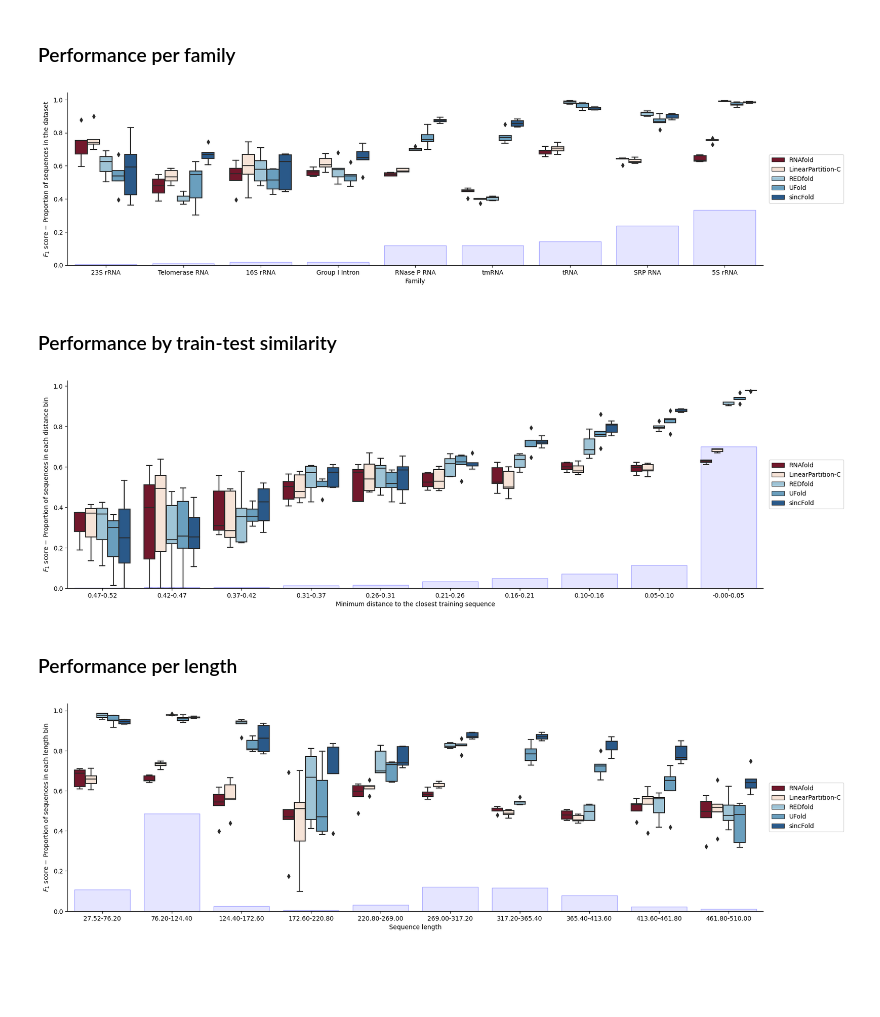
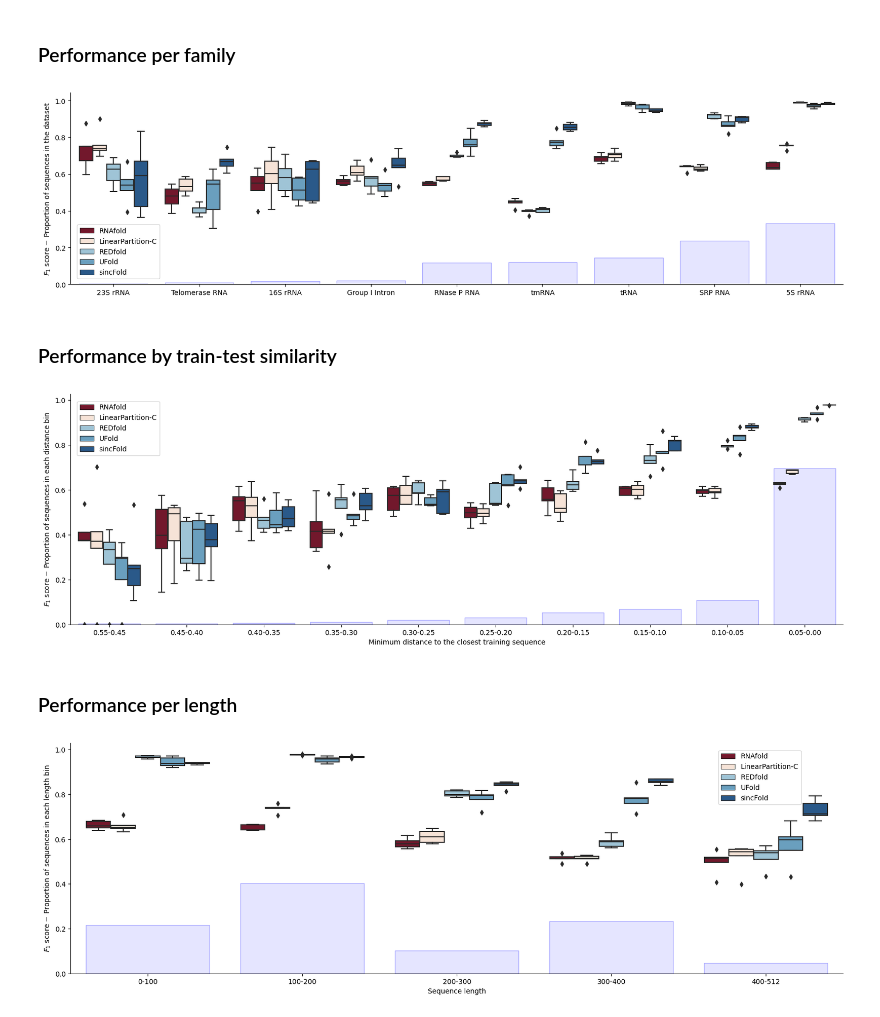
Before and after one commit to sinc-lab/sincFold, a Jupyter notebook: results/summary.ipynb, the cells around one changed output. Drawn from its saved outputs; the diff is of its cells as text; code cells hidden in the pictures; blank space fills up the shorter version.

Commit message:
update results plot

```diff
--- a/results/summary.ipynb
+++ b/results/summary.ipynb
@@ -205,70 +205,72 @@ dtype: float64
 methods = ['RNAfold', 'LinearPartition-C', 'REDfold', 'UFold', 'sincFold']
 summary = summary[summary.method.isin(methods)]
 
 summary["Family"] = summary.index.str.split("_").str[0]
 
 # Add complete family names
 summary["Family"] = summary["Family"].replace({"5s": "5S rRNA", "srp": "SRP RNA", "RNaseP": "RNase P RNA",
                                                "grp1": "Group I Intron", "16s": "16S rRNA", "23s": "23S rRNA",
                                                "telomerase": "Telomerase RNA"})
 
 fam_count = summary.groupby("Family").ref.count()
 fam_count /= fam_count.sum()
 fam_count.sort_values(ascending=True, inplace=True)
 
 # get average per fold per method and family
 summary_avg = summary.groupby(["fold_number", "method", "Family"]).F1.mean().reset_index()
 
 pal = palette[:1] + palette[7:8] + palette[8:9] + palette[10:11] + palette[-1:]
 
 plt.figure(figsize=(20, 5))
 bp = sns.barplot(x=fam_count.index, y=fam_count,
                  facecolor=(0.0,0.0,1.0,0.1), linewidth=1,
                  edgecolor=(0.0,0.0,1.0,0.3), zorder=-1)
 
 vp = sns.boxplot(data=summary_avg,  x="Family", y="F1", hue="method",
                  zorder=1, hue_order=methods, order=fam_count.index, palette=pal)
 vp.set_ylabel("$F_1$ score $-$ Proportion of sequences in the dataset");
-vp.legend(bbox_to_anchor=(1.12,.5), loc='right', ncol=1);
+vp.legend(bbox_to_anchor=(.12,.17), loc='right', ncol=1);
 
 vp.spines[['right', 'top']].set_visible(False);
+plt.xlabel("");
 # %% [output]
-[figure, old version]
+[figure, new version]
 # %% [markdown]
 ### Performance by train-test similarity
 # %%
 dist = splits[splits.partition=="test"].set_index("id")
 
 summary["min_train_dist"] = dist.loc[summary.index, "min_train_dist"]
-summary["dist_bin"] = pd.cut(summary["min_train_dist"], bins=10)
-summary['dist_bin'] = summary.dist_bin.apply(lambda x: f'{x.left:.2f}-{x.right:.2f}')
+summary["dist_bin"] = pd.cut(summary["min_train_dist"], include_lowest=True,  bins=[0, 0.05, 0.10, 0.15, 0.20, 0.25, 0.30, 0.35, 0.40, 0.45, 0.55])
+summary['dist_bin'] = summary.dist_bin.apply(lambda x: f'{x.right:.2f}-{x.left:.2f}' if x.right != 0.05 else f'{x.right:.2f}-{0:.2f}')
 
 dist_count = summary.groupby("dist_bin").ref.count()
 dist_count /= dist_count.sum()
-dist_count.sort_values(ascending=True, inplace=True)
+#dist_count.sort_values(ascending=True, inplace=True)
 
 # get average per fold per method and dist
 summary_avg = summary.groupby(["fold_number", "method", "dist_bin"]).F1.mean().reset_index()
 
 
 plt.figure(figsize=(20, 6))
+bins = ['0.55-0.45', '0.45-0.40', '0.40-0.35', '0.35-0.30', '0.30-0.25', '0.25-0.20', '0.20-0.15', '0.15-0.10', '0.10-0.05', '0.05-0.00']
 bp = sns.barplot(x=dist_count.index.to_numpy(), y=dist_count.values,
                  facecolor=(0.0,0.0,1.0,0.1), linewidth=1,
-                 edgecolor=(0.0,0.0,1.0,0.3), zorder=-1)
+                 edgecolor=(0.0,0.0,1.0,0.3), zorder=-1, order=bins)
 vp = sns.boxplot(data=summary_avg, x="dist_bin", y="F1", hue="method",
-                 zorder=1, hue_order=methods, order=dist_count.index, palette=pal)
+                 zorder=1, hue_order=methods, order=bins, palette=pal)
 vp.set_ylabel("$F_1$ score $-$ Proportion of sequences in each distance bin");
-vp.legend(bbox_to_anchor=(1.12,.5), loc='right', ncol=1);
+vp.legend(bbox_to_anchor=(0.12,.85), loc='right', ncol=1);
 plt.xlabel("Minimum distance to the closest training sequence");
 vp.spines[['right', 'top']].set_visible(False);
 # %% [output]
-[figure, old version]
+[figure, new version]
 # %% [markdown]
 ### Performance per length
 # %%
 summary["Length"] = dataset.loc[summary.index, "len"]
-summary["len_bin"] = pd.cut(summary["Length"], bins=10)
-summary['len_bin'] = summary.len_bin.apply(lambda x: f'{x.left:.2f}-{x.right:.2f}')
+summary["len_bin"] = pd.cut(summary["Length"], include_lowest=True,  bins=[0, 100, 200, 300, 400, 512])
+summary['len_bin'] = summary.len_bin.apply(lambda x: f'{int(x.left)}-{int(x.right)}')
 
 bin_count = summary.groupby("len_bin").ref.count()
 bin_count /= bin_count.sum()
@@ -282,8 +284,8 @@ bp = sns.barplot(x=bin_count.index, y=bin_count,
 vp = sns.boxplot(data=summary_avg, x="len_bin", y="F1", hue="method",
                  palette=pal, zorder=1, hue_order=methods, order=bin_count.index)
 vp.set_ylabel("$F_1$ score $-$ Proportion of sequences in each length bin");
-vp.legend(bbox_to_anchor=(1.12,.5),loc='right', ncol=1);
+vp.legend(bbox_to_anchor=(.95,.85),loc='right', ncol=1);
 plt.xlabel("Sequence length");
 vp.spines[['right', 'top']].set_visible(False);
 # %% [output]
-[figure, old version]
+[figure, new version]
```
